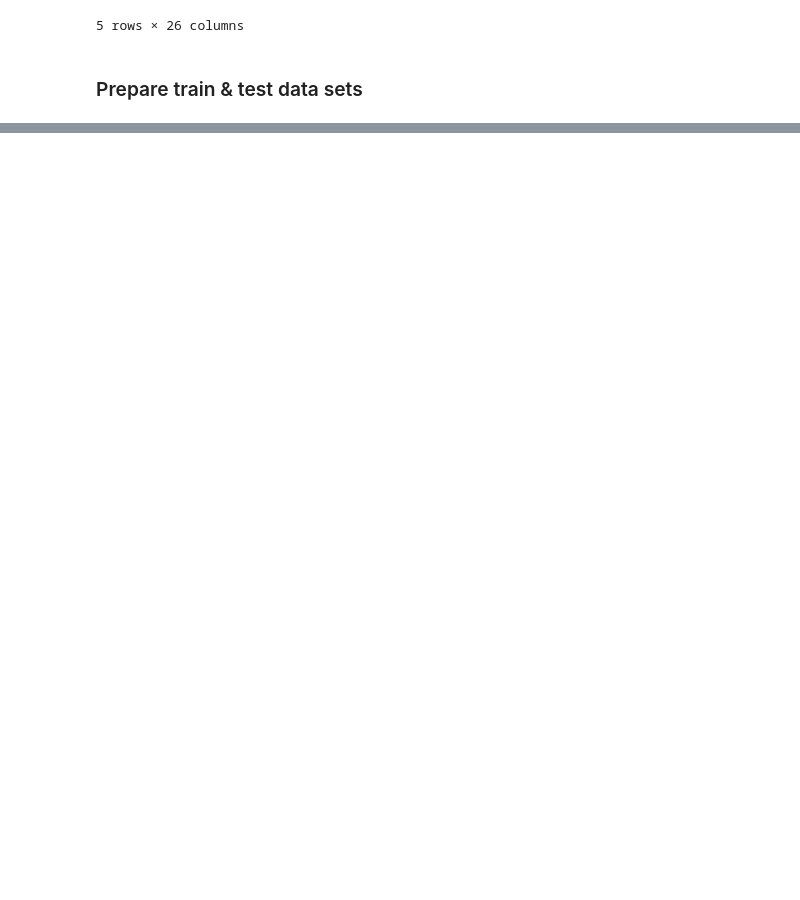
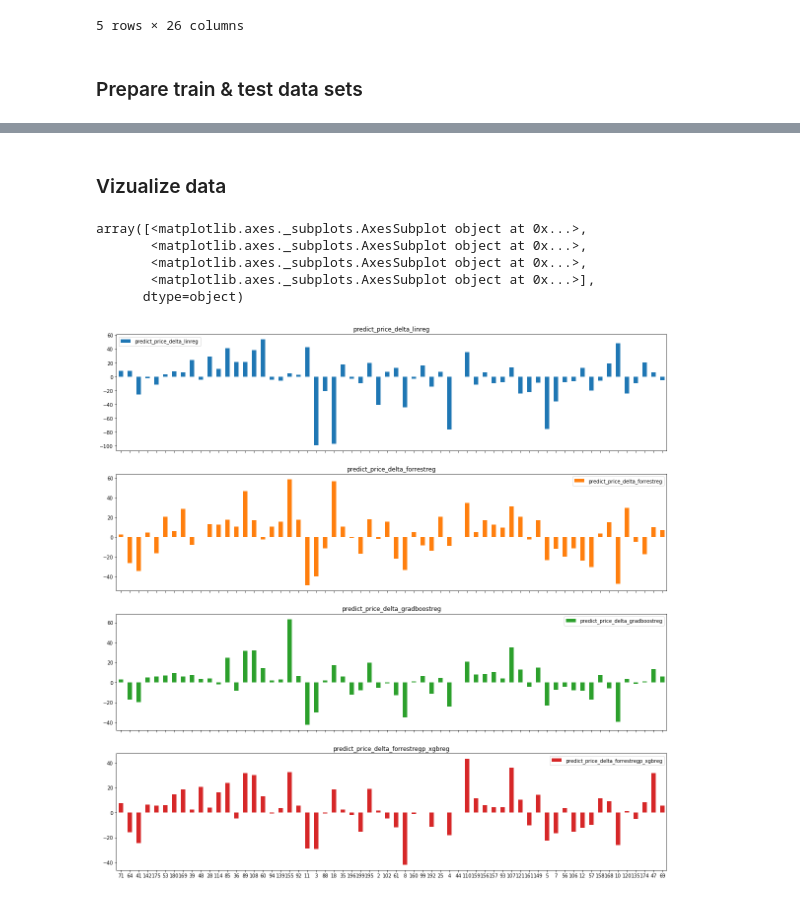
Before and after one commit to vendidad/DS-repo, a Jupyter notebook: Automobile Price Prediction.ipynb, the cells around one changed output, grey strips where cells are left out. Cells and saved outputs as stored; diff of their text form; code cells hidden in the pictures; blank space fills up the shorter version.

```diff
--- a/Automobile Price Prediction.ipynb
+++ b/Automobile Price Prediction.ipynb
@@ -46,10 +87,9 @@ type(X), X.shape, y.shape, X_train.shape, X_test.shape, y_train.shape, y_test.sh
 # %%
-from sklearn.linear_model import LinearRegression
-linreg = LinearRegression()
-linreg.fit(X_train, y_train)
-print ('Score (train) = {}%'.format(np.around(linreg.score(X_train, y_train),decimals=4)*100))
-print ('Score (test) = {}%'.format(np.around(linreg.score(X_test, y_test),decimals=4)*100))
-val = X_test.iloc[:1,:]
-p1 = linreg.predict(val)
-p = linreg.predict(X_test)
+import xgboost
+# xgb = xgboost.XGBRegressor()
+xgbreg = xgboost.XGBRegressor(n_estimators=100, learning_rate=0.08, gamma=0, subsample=0.75, colsample_bytree=1, max_depth=3)
+xgbreg.fit(X_train, y_train)
+print ('Score (train) = {}%'.format(np.around(xgbreg.score(X_train, y_train),decimals=4)*100))
+print ('Score (test) = {}%'.format(np.around(xgbreg.score(X_test, y_test),decimals=4)*100))
+p_xgbreg = xgbreg.predict(X_test)
 # %% [output]
@@ -65,5 +97,0 @@ y_test.values.shape, p.shape
-# %%
-from sklearn import preprocessing
-min_max_scalar = preprocessing.MinMaxScaler()
-y_test.values_minmax = min_max_scalar.fit_transform(y_test.values)
-p_minmax = min_max_scalar.fit_transform(p)
@@ -74,6 +97,0 @@ y_test.values_minmax.shape, p_minmax.shape
-# %%
-y_test.loc[:,'price'] = pd.to_numeric(y_test.loc[:,'price'], errors='coerce')
-price_predict = y_test
-price_predict['prediction'] = p
-price_predict['predict_price_delta'] = ((price_predict['prediction'] - price_predict['price'])/price_predict['price'])*100
-price_predict.head()
@@ -106,0 +127,28 @@ price_predict['predict_price_delta'].plot.bar(figsize=(20,5))
+# %% [markdown]
+### Vizualize data
+# %%
+# p_linreg  p_forrestreg   p_gradboostreg   p_xgbreg
+price_predict = y_test
+
+price_predict['prediction_linreg'] = p_linreg
+price_predict['predict_price_delta_linreg'] = ((price_predict['prediction_linreg'] - price_predict['price'])/price_predict['price'])*100
+# price_predict['predict_price_delta_linreg'].plot.bar(figsize=(20,5))
+price_predict['prediction_forrestreg'] = p_forrestreg
+price_predict['predict_price_delta_forrestreg'] = ((price_predict['prediction_forrestreg'] - price_predict['price'])/price_predict['price'])*100
+# price_predict['predict_price_delta_forrestreg'].plot.bar(figsize=(20,5))
+price_predict['prediction_gradboostreg'] = p_gradboostreg
+price_predict['predict_price_delta_gradboostreg'] = ((price_predict['prediction_gradboostreg'] - price_predict['price'])/price_predict['price'])*100
+# price_predict['predict_price_delta_gradboostreg'].plot.bar(figsize=(20,5))
+price_predict['prediction_forrestregp_xgbreg'] = p_xgbreg
+price_predict['predict_price_delta_forrestregp_xgbreg'] = ((price_predict['prediction_forrestregp_xgbreg'] - price_predict['price'])/price_predict['price'])*100
+# price_predict['predict_price_delta_forrestregp_xgbreg'].plot.bar(figsize=(20,5))
+price_predict_delta = price_predict[['predict_price_delta_linreg','predict_price_delta_forrestreg','predict_price_delta_gradboostreg',\
+               'predict_price_delta_forrestregp_xgbreg']]
+price_predict_delta.plot.bar(rot=0, figsize=(20,20), subplots=True)
+# %% [output]
+array([<matplotlib.axes._subplots.AxesSubplot object at 0x...>,
+       <matplotlib.axes._subplots.AxesSubplot object at 0x...>,
+       <matplotlib.axes._subplots.AxesSubplot object at 0x...>,
+       <matplotlib.axes._subplots.AxesSubplot object at 0x...>],
+      dtype=object)
+[figure, added]
```
Also changed, not shown: parts of 17 cells of this notebook, 1 other file.
